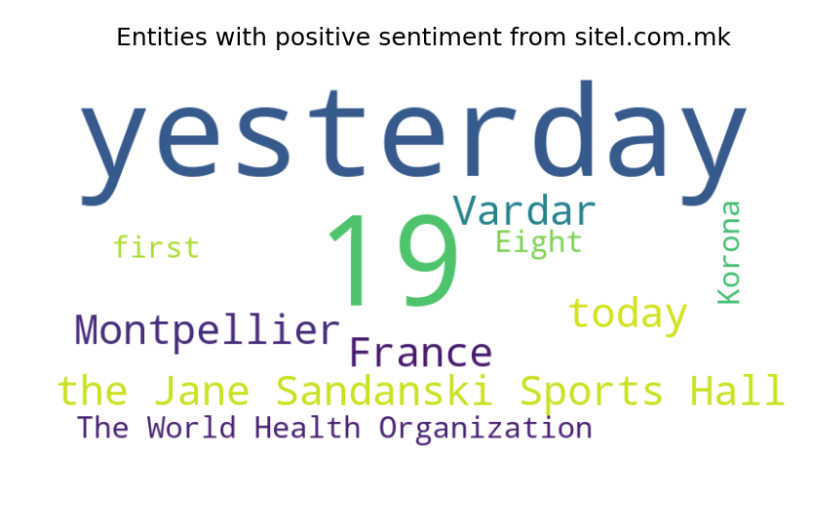
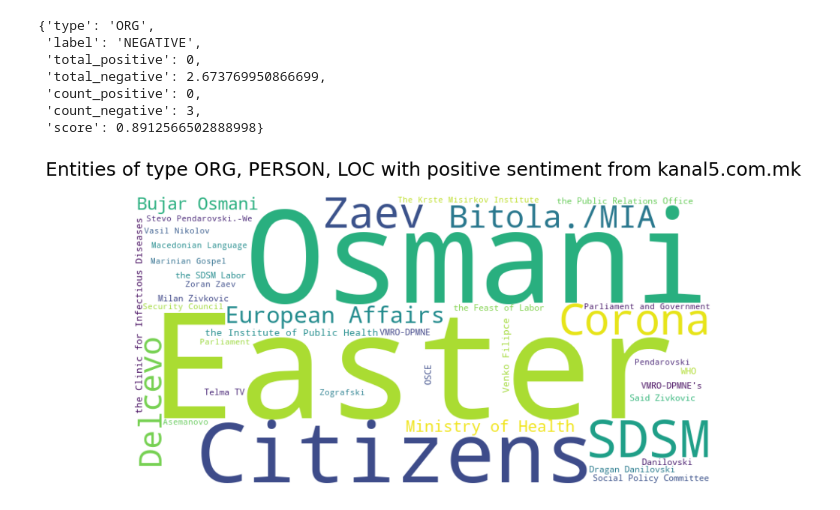
Before and after one commit to blagojpetkov/Data_Science_Project, a Jupyter notebook: Data Science Project Jupyter Notebook.ipynb, the cells around one changed output. Cells and saved outputs as stored; diff of their text form; code cells hidden in the pictures.

Commit message:
Add filtering by type, Word Cloud color intensity

```diff
--- a/Data Science Project Jupyter Notebook.ipynb
+++ b/Data Science Project Jupyter Notebook.ipynb
@@ -33,9 +33,9 @@ def generate_week_strings(start_year, start_week, end_year, end_week):
     return week_strings
 
 start_year = 2020
-start_week = 9
+start_week = 15
 end_year = 2020
-end_week = 10
+end_week = 20
 
 week_strings = generate_week_strings(start_year, start_week, end_year, end_week)
 # %%
@@ -1008,7 +1013,7 @@ len(google_translated_texts)
 # if the entity is present in multiple sentences.
 # sentiments contains a list of all the sentiments for a single entity that were gathered from the text
 
-def aggregate_sentiment(sentiments):
+def aggregate_sentiment(sentiments, entity_type):
     # Initialize counters
     total_positive = 0
     total_negative = 0
@@ -1025,18 +1030,10 @@ def aggregate_sentiment(sentiments):
 
 
 
-# Deprecated here because this averages over the url, while later the code merges sentiments for an entity over hostname
-# Score can always be calculated as total_X / count_X
-
-#     # Calculate averages
-#     avg_positive = total_positive / count_positive if count_positive != 0 else 0
-#     avg_negative = total_negative / count_negative if count_negative != 0 else 0
-
-
     if total_positive > total_negative:
-        return {'label': 'POSITIVE', 'total_positive': total_positive, 'total_negative': total_negative, 'count_positive': count_positive, 'count_negative': count_negative}
+        return {'type': entity_type, 'label': 'POSITIVE', 'total_positive': total_positive, 'total_negative': total_negative, 'count_positive': count_positive, 'count_negative': count_negative}
     else:
-        return {'label': 'NEGATIVE', 'total_positive': total_positive, 'total_negative': total_negative, 'count_positive': count_positive, 'count_negative': count_negative}
+        return {'type': entity_type, 'label': 'NEGATIVE', 'total_positive': total_positive, 'total_negative': total_negative, 'count_positive': count_positive, 'count_negative': count_negative}
 # %%
 # Load spaCy model
 nlp = spacy.load("en_core_web_sm")
@@ -1051,23 +1048,23 @@ def extract_entities_and_sentiment(text):
 
     # Store entity sentiments
     entity_sentiments = {}
-    # Store sentences for each entity
+
+    # Store sentences and entity label for each entity
     entity_sentences = {}
-    # map of entity, list of sentences that contain entity
+
     for ent in doc.ents:
         if ent.text not in entity_sentences:
-            entity_sentences[ent.text] = [ent.sent.text]
+            entity_sentences[ent.text] = {"sentences": [ent.sent.text], "entity_type": ent.label_}
         else:
-            entity_sentences[ent.text].append(ent.sent.text)
+            entity_sentences[ent.text]["sentences"].append(ent.sent.text)
 
-    for entity, sentences in entity_sentences.items():
+    for entity, info in entity_sentences.items():
         sentiments = []
-        for sentence in sentences:
+        for sentence in info["sentences"]:
             sentiment = sentiment_pipeline(sentence)
             sentiments.append(sentiment[0])
 
-
-        entity_sentiments[entity] = aggregate_sentiment(sentiments)
+        entity_sentiments[entity] = aggregate_sentiment(sentiments, info["entity_type"])
 
     return entity_sentiments
 # %%
@@ -1164,4 +1165,4 @@ from wordcloud import WordCloud
 
 data = hostname_sentiments_list
 # CHOOSE THE INDEX FOR THE NEWS PORTAL YOU WANT TO FIND INFORMATION FOR
-hostname_index = 1
+hostname_index = 3
@@ -1168,17 +1243,25 @@ hostname_index = 1
+# %%
+data[hostname_index][1]["Kumanovo"]
+# %% [output]
+{'type': 'ORG',
+ 'label': 'NEGATIVE',
+ 'total_positive': 0,
+ 'total_negative': 2.673769950866699,
+ 'count_positive': 0,
+ 'count_negative': 3,
+ 'score': 0.8912566502888998}
 # %%
-
-# Extract entities and their respective counts (here I'm using the positive counts)
-word_frequencies = {entity: details['count_positive'] for entity, details in data[hostname_index][1].items()}
+# Extract entities and their respective counts (here I'm using the positive counts) only if their label is POSITIVE
+word_frequencies = {entity: details['count_positive'] for entity, details in data[hostname_index][1].items() if details['label'] == 'POSITIVE' and details['type'] in desired_types}
 
 # Create a word cloud
 wordcloud = WordCloud(width=800, height=400, background_color="white").generate_from_frequencies(word_frequencies)
 
-
 plt.figure(figsize=(10,5))
 plt.imshow(wordcloud, interpolation='bilinear')
 plt.axis("off")
-plt.title("Entities with positive sentiment from " + data[hostname_index][0], fontsize=18, pad=20)  # Adding a title here
+plt.title(f"Entities of type {', '.join(desired_types)} with positive sentiment from " + data[hostname_index][0], fontsize=18, pad=20)
 plt.show()
 # %% [output]
-[figure, old version]
+[figure, new version]
 # %%
```
Also changed, not shown: parts of 22 cells of this notebook.
